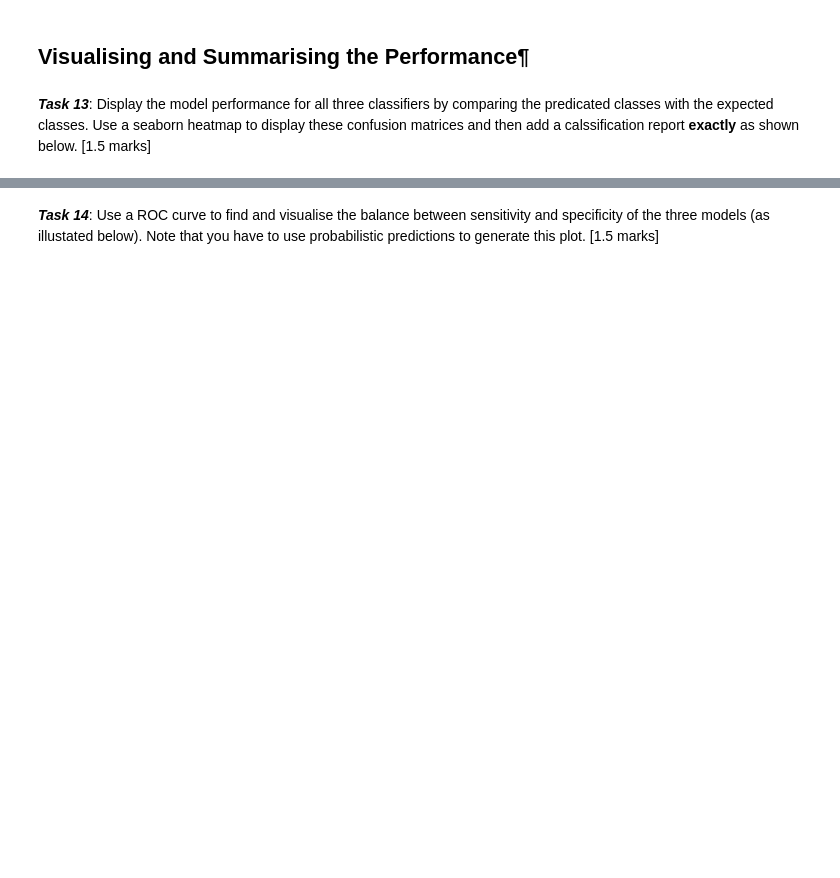
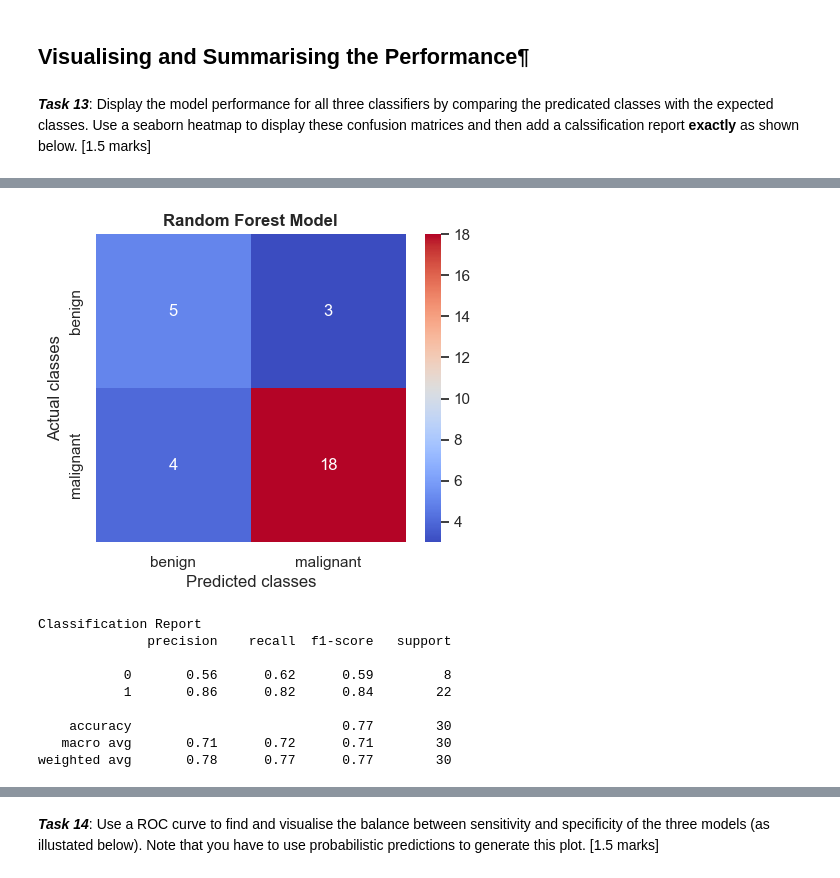
Before and after one commit to dannguyen99/COMP8220, a Jupyter notebook: Assessed Task 2 Specification-20230415/ass-2-spec.ipynb, the cells around one changed output, grey strips where cells are left out. Drawn from its saved outputs; the diff is of its cells as text; code cells hidden in the pictures; blank space fills up the shorter version.

```diff
--- a/Assessed Task 2 Specification-20230415/ass-2-spec.ipynb
+++ b/Assessed Task 2 Specification-20230415/ass-2-spec.ipynb
@@ -188,6 +204,8 @@ Done!
 [1 1 1 1 0 1 1 0 1 0 1 0 1 1 1 0 0 0 1 1 0 0 0 0 0 1 0 0 1 1]
 # %%
 # Your code goes here.
+rf_clf_pred = rf_clf.predict(X_test)
+print(rf_clf_pred)
 # %% [output]
 [1 1 1 1 0 1 1 0 1 1 1 1 1 1 1 1 1 1 1 0 0 0 1 1 0 1 0 0 0 1]
 # %%
@@ -249,0 +257,22 @@ weighted avg       0.80      0.80      0.80        30
+# %%
+# Your code goes here.
+rf_clf_conf = confusion_matrix(y_test, rf_clf_pred)
+sns.heatmap(rf_clf_conf, annot=True, cmap='coolwarm', xticklabels=axis_label, yticklabels=axis_label)
+plt.title('Random Forest Model', fontweight='bold')
+plt.xlabel('Predicted classes')
+plt.ylabel('Actual classes')
+plt.show()
+print('Classification Report')
+
+print(classification_report(y_test, rf_clf_pred))
+# %% [output]
+[figure, added]
+Classification Report
+              precision    recall  f1-score   support
+
+           0       0.56      0.62      0.59         8
+           1       0.86      0.82      0.84        22
+
+    accuracy                           0.77        30
+   macro avg       0.71      0.72      0.71        30
+weighted avg       0.78      0.77      0.77        30
```
Also changed, not shown: parts of 19 cells of this notebook, 2 other files.
